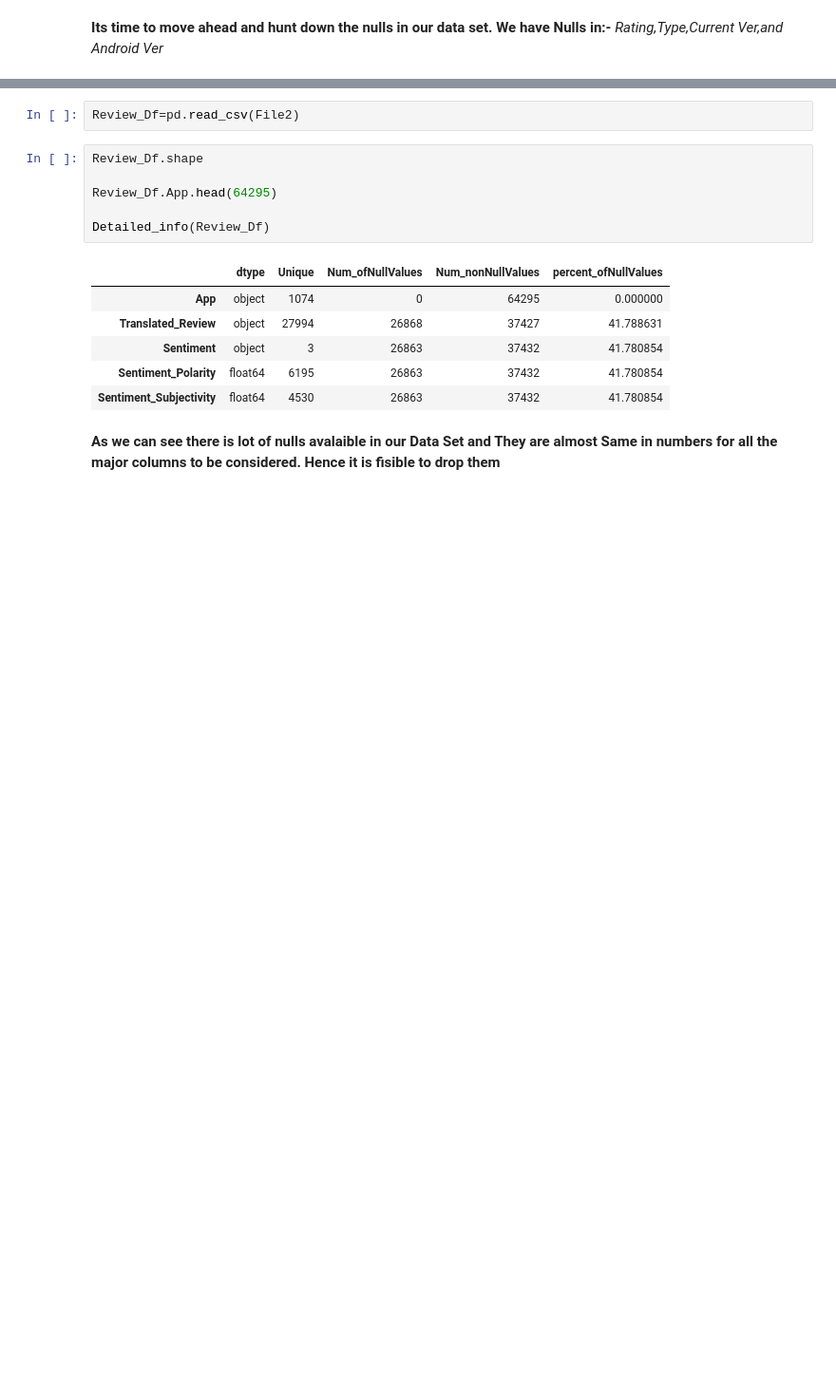
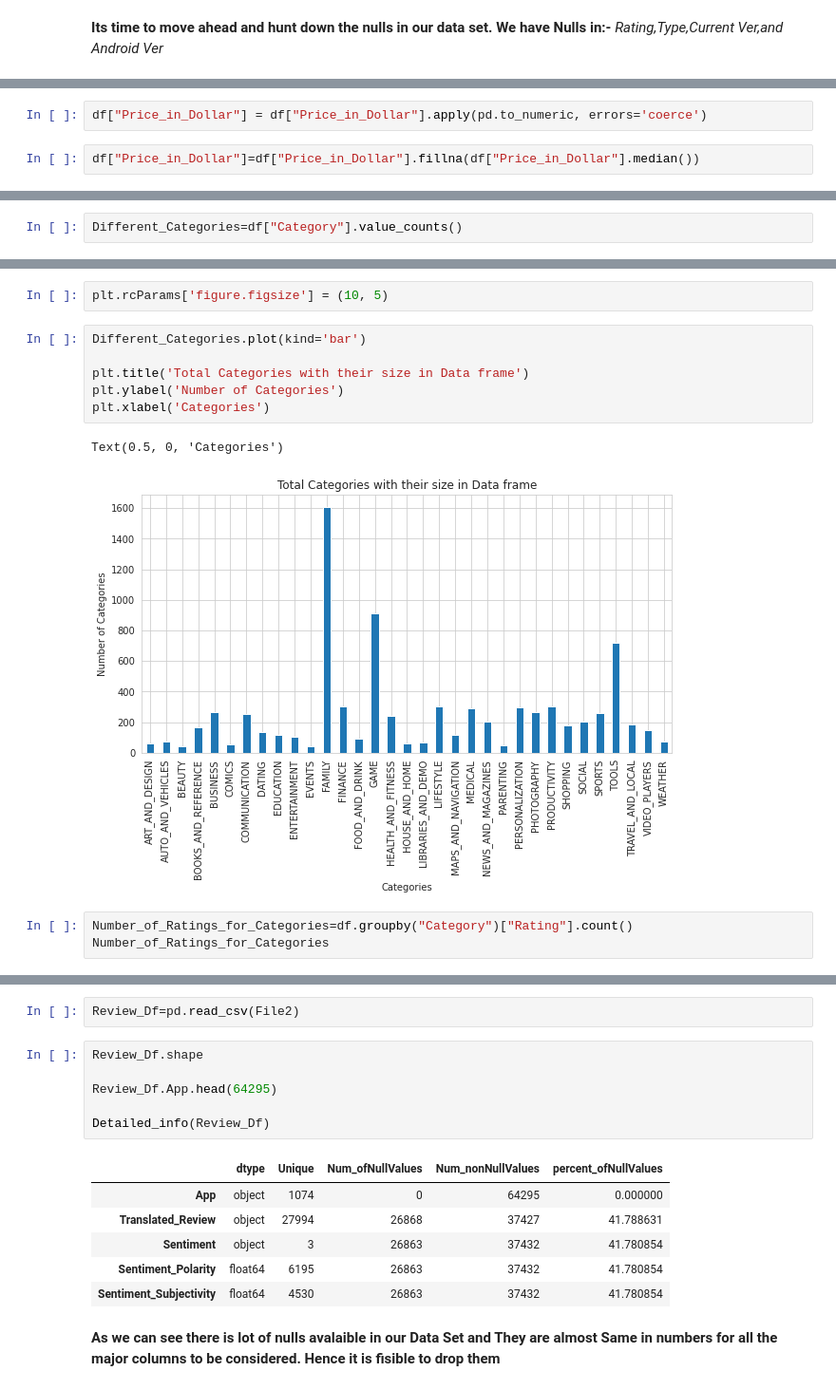
Before and after one commit to DeepakKumarSingh003/Play-store-App-Review-EDA, a Jupyter notebook: Play_Store_App_Review_EDA_Analysis_Capstone_Project.ipynb, the cells around one changed output, grey strips where cells are left out. Shown at 95% size. Drawn from its saved outputs; the diff is of its cells as text; blank space fills up the shorter version.

```diff
--- a/Play_Store_App_Review_EDA_Analysis_Capstone_Project.ipynb
+++ b/Play_Store_App_Review_EDA_Analysis_Capstone_Project.ipynb
@@ -266,0 +372,4 @@ store_df["App"].value_counts()
+# %%
+df["Price_in_Dollar"] = df["Price_in_Dollar"].apply(pd.to_numeric, errors='coerce')
+# %%
+df["Price_in_Dollar"]=df["Price_in_Dollar"].fillna(df["Price_in_Dollar"].median())
@@ -266,0 +421,2 @@ store_df["App"].value_counts()
+# %%
+Different_Categories=df["Category"].value_counts()
@@ -266,0 +444,14 @@ store_df["App"].value_counts()
+# %%
+plt.rcParams['figure.figsize'] = (10, 5)
+# %%
+Different_Categories.plot(kind='bar')
+
+plt.title('Total Categories with their size in Data frame')
+plt.ylabel('Number of Categories')
+plt.xlabel('Categories')
+# %% [output]
+Text(0.5, 0, 'Categories')
+[figure, added]
+# %%
+Number_of_Ratings_for_Categories=df.groupby("Category")["Rating"].count()
+Number_of_Ratings_for_Categories
```
Also changed, not shown: parts of 121 cells of this notebook.
